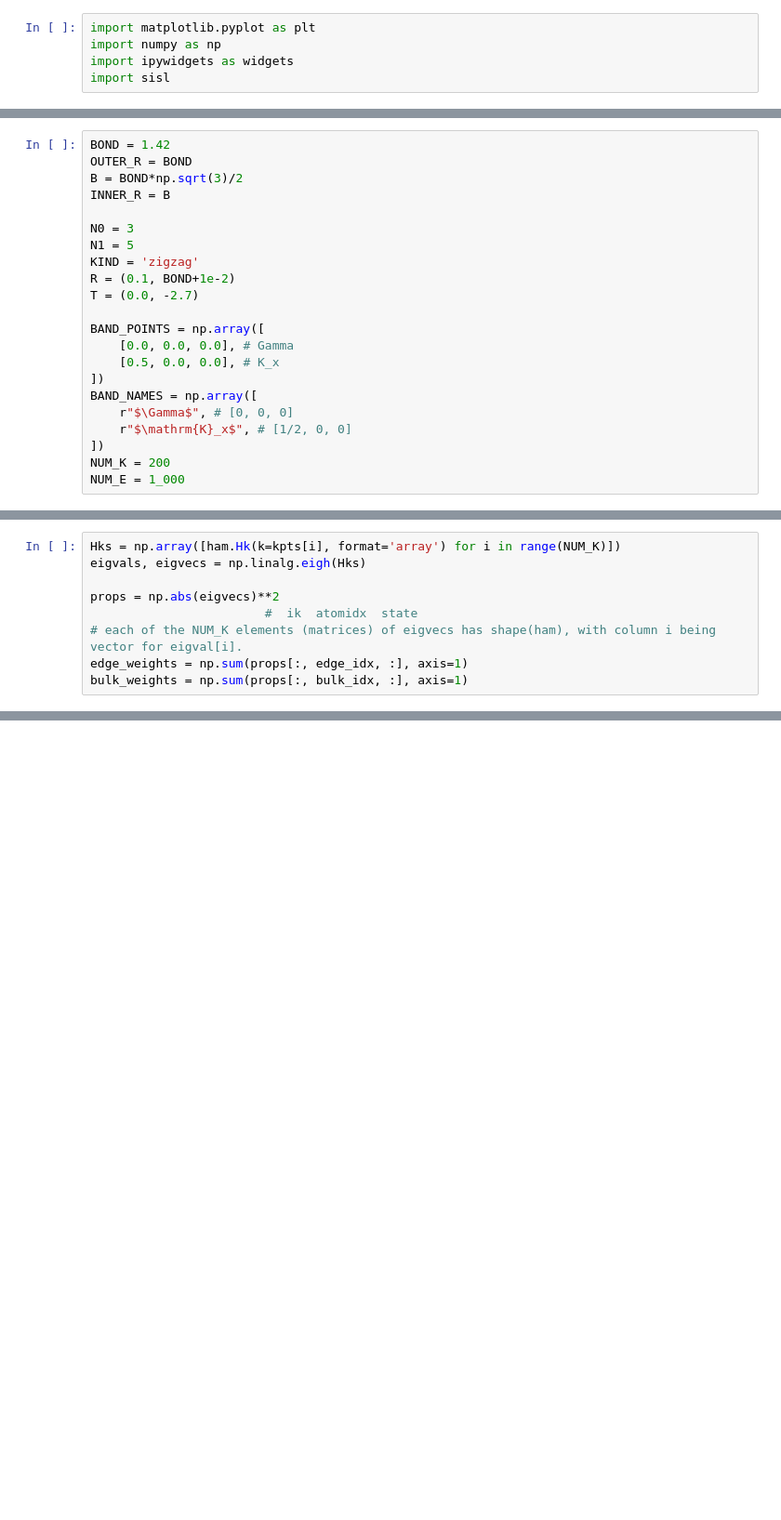
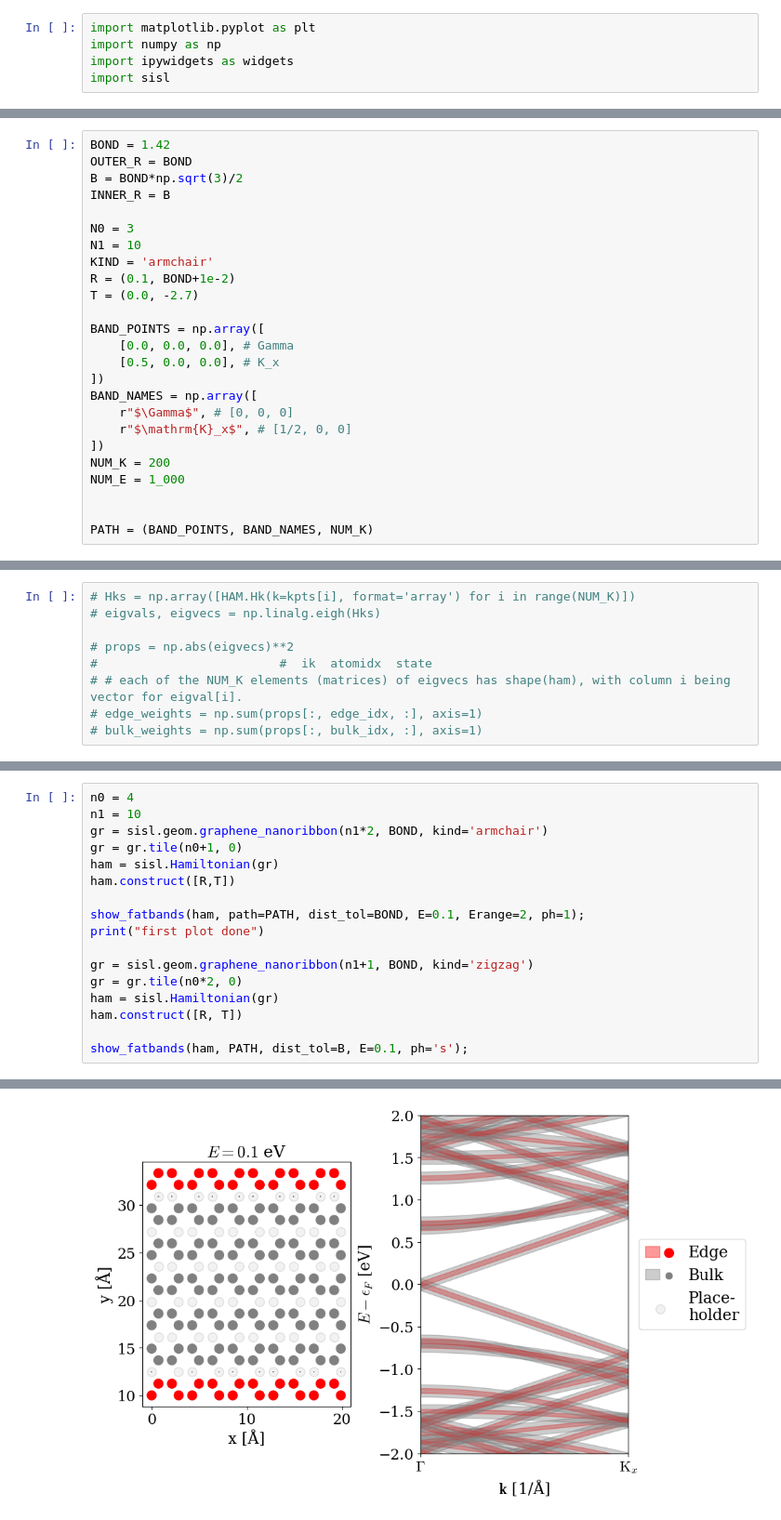
Before and after one commit to BastianValhoj/QTM-ML, a Jupyter notebook: scripts/show_fatbands_gnr.ipynb, the cells around one changed output, grey strips where cells are left out. Shown at 93% size. Drawn from its saved outputs; the diff is of its cells as text; blank space fills up the shorter version.

Commit message:
notebook for plotting fatbands for GNR

```diff
--- a/scripts/show_fatbands_gnr.ipynb
+++ b/scripts/show_fatbands_gnr.ipynb
@@ -29,8 +30,8 @@ B = BOND*np.sqrt(3)/2
 INNER_R = B
 
 N0 = 3
-N1 = 5
-KIND = 'zigzag'
+N1 = 10
+KIND = 'armchair'
 R = (0.1, BOND+1e-2)
 T = (0.0, -2.7)
 
@@ -44,4 +45,7 @@ BAND_NAMES = np.array([
 ])
 NUM_K = 200
 NUM_E = 1_000
+
+
+PATH = (BAND_POINTS, BAND_NAMES, NUM_K)
 # %%
@@ -74,10 +76,10 @@ print(pdos.shape)
 # %%
-Hks = np.array([ham.Hk(k=kpts[i], format='array') for i in range(NUM_K)])
-eigvals, eigvecs = np.linalg.eigh(Hks)
+# Hks = np.array([HAM.Hk(k=kpts[i], format='array') for i in range(NUM_K)])
+# eigvals, eigvecs = np.linalg.eigh(Hks)
 
-props = np.abs(eigvecs)**2
-                        #  ik  atomidx  state
-# each of the NUM_K elements (matrices) of eigvecs has shape(ham), with column i being vector for eigval[i].
-edge_weights = np.sum(props[:, edge_idx, :], axis=1)
-bulk_weights = np.sum(props[:, bulk_idx, :], axis=1)
+# props = np.abs(eigvecs)**2
+#                         #  ik  atomidx  state
+# # each of the NUM_K elements (matrices) of eigvecs has shape(ham), with column i being vector for eigval[i].
+# edge_weights = np.sum(props[:, edge_idx, :], axis=1)
+# bulk_weights = np.sum(props[:, bulk_idx, :], axis=1)
 # %%
@@ -116,0 +234,18 @@ fig.tight_layout()
+# %%
+n0 = 4
+n1 = 10
+gr = sisl.geom.graphene_nanoribbon(n1*2, BOND, kind='armchair')
+gr = gr.tile(n0+1, 0)
+ham = sisl.Hamiltonian(gr)
+ham.construct([R,T])
+
+show_fatbands(ham, path=PATH, dist_tol=BOND, E=0.1, Erange=2, ph=1);
+print("first plot done")
+
+gr = sisl.geom.graphene_nanoribbon(n1+1, BOND, kind='zigzag')
+gr = gr.tile(n0*2, 0)
+ham = sisl.Hamiltonian(gr)
+ham.construct([R, T])
+
+show_fatbands(ham, PATH, dist_tol=B, E=0.1, ph='s');
+# %% [output]
@@ -116,0 +255 @@ fig.tight_layout()
+[figure, added]
```
Also changed, not shown: parts of 7 cells of this notebook.
